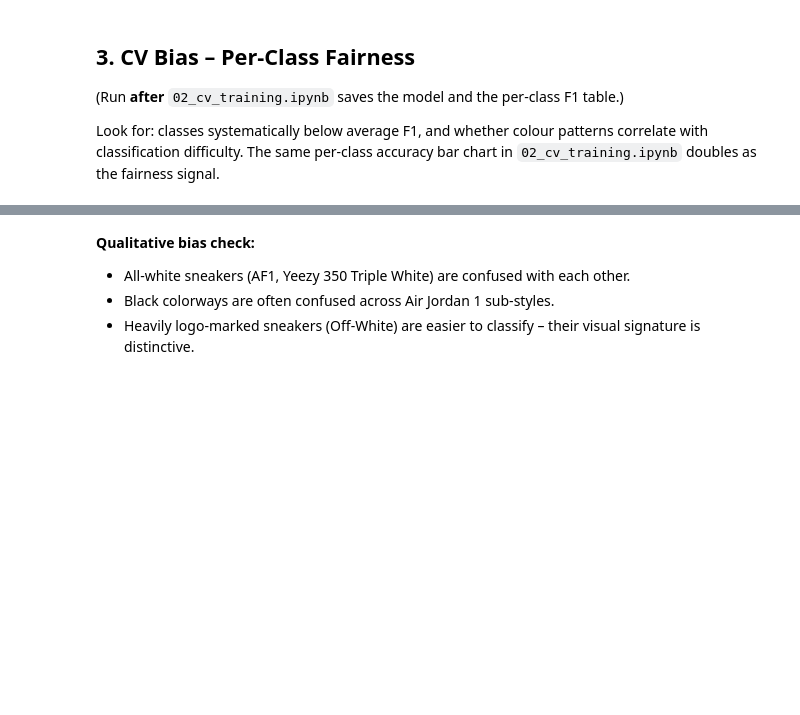
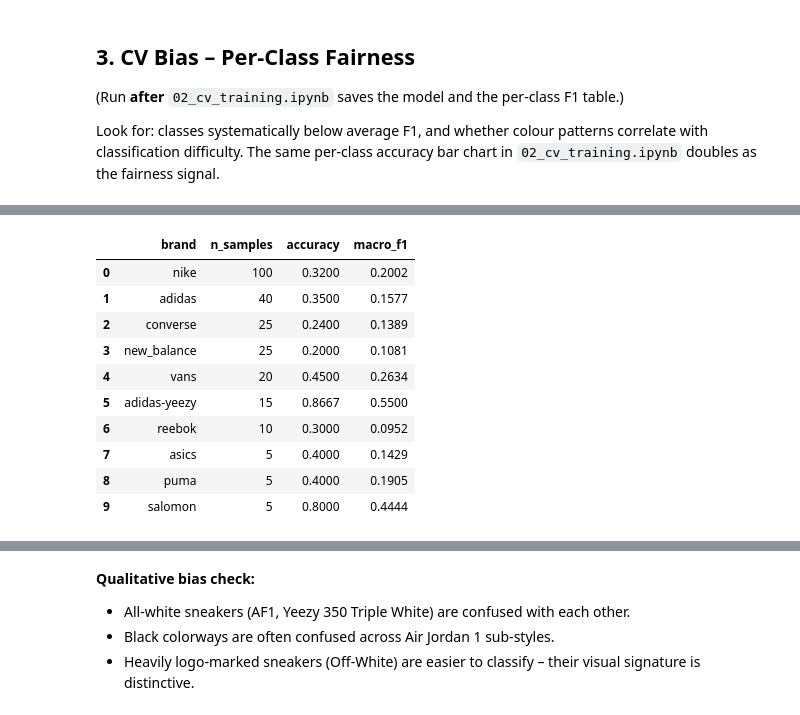
Before and after one commit to florianshub314/sneaker-scout, a Jupyter notebook: notebooks/05_ethics_and_bias.ipynb, the cells around one changed output, grey strips where cells are left out. Cells and saved outputs as stored; diff of their text form; code cells hidden in the pictures; blank space fills up the shorter version.

Commit message:
model: add quantitative per-brand fairness section to ethics notebook

```diff
--- a/notebooks/05_ethics_and_bias.ipynb
+++ b/notebooks/05_ethics_and_bias.ipynb
@@ -120,0 +144,20 @@ Look for: classes systematically below average F1, and whether colour patterns c
+# %%
+import csv
+from pathlib import Path
+import pandas as pd
+
+csv_path = Path('../data/processed/cv_per_brand_f1.csv')
+df_brand = pd.read_csv(csv_path) if csv_path.exists() else pd.DataFrame()
+df_brand
+# %% [output]
+|  | brand | n_samples | accuracy | macro_f1 |
+| 0 | nike | 100 | 0.3200 | 0.2002 |
+| 1 | adidas | 40 | 0.3500 | 0.1577 |
+| 2 | converse | 25 | 0.2400 | 0.1389 |
+| 3 | new_balance | 25 | 0.2000 | 0.1081 |
+| 4 | vans | 20 | 0.4500 | 0.2634 |
+| 5 | adidas-yeezy | 15 | 0.8667 | 0.5500 |
+| 6 | reebok | 10 | 0.3000 | 0.0952 |
+| 7 | asics | 5 | 0.4000 | 0.1429 |
+| 8 | puma | 5 | 0.4000 | 0.1905 |
+| 9 | salomon | 5 | 0.8000 | 0.4444 |
```
Also changed, not shown: parts of 7 cells of this notebook.
